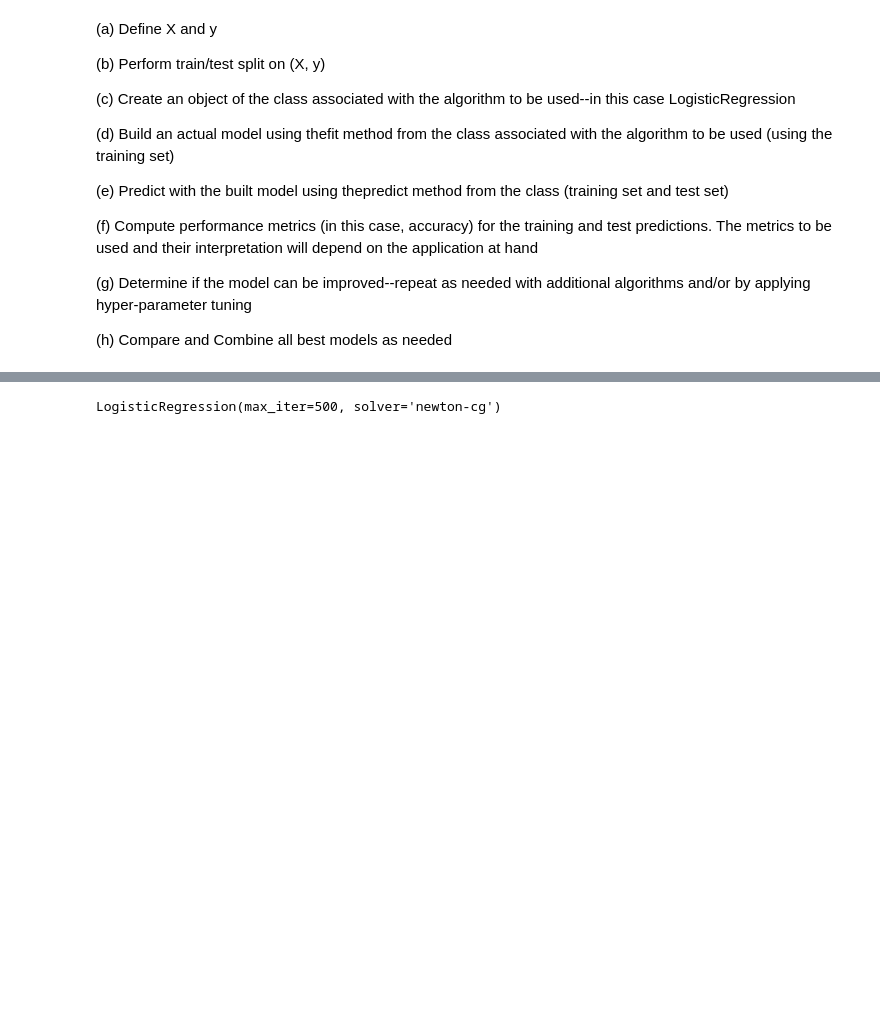
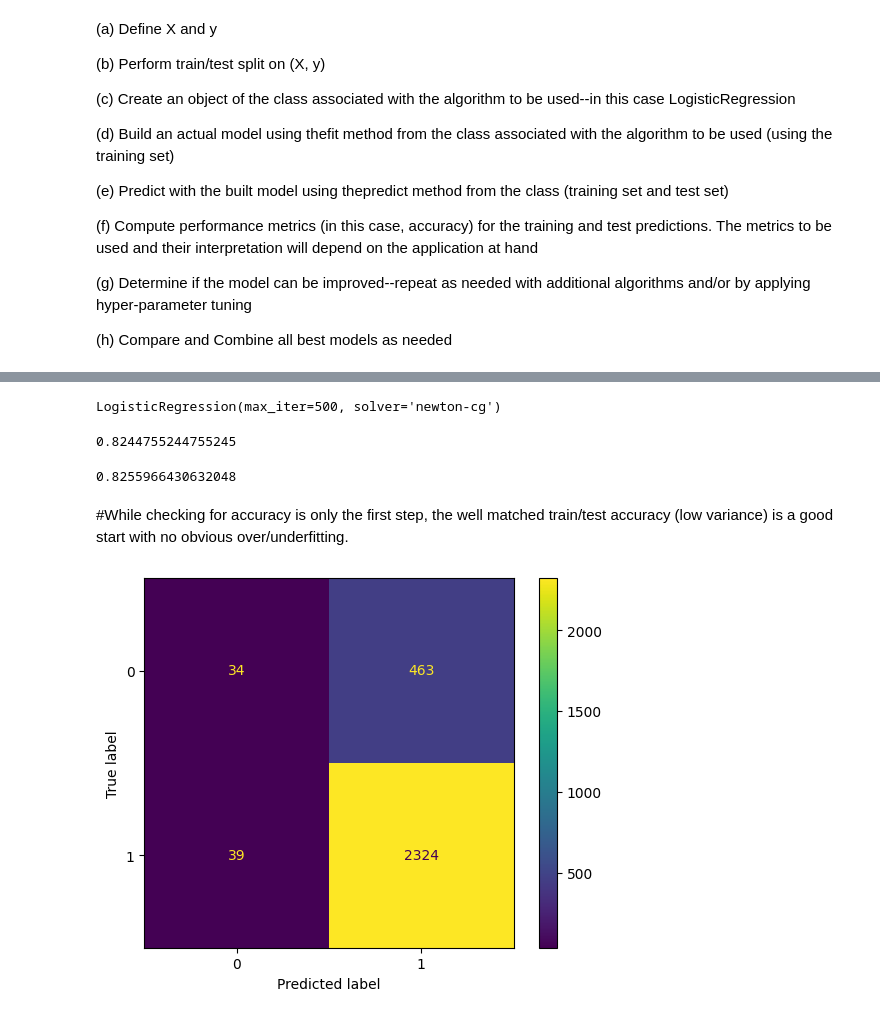
Before and after one commit to amoutafian/waze_capstone, a Jupyter notebook: notebooks/29.3 Modeling .ipynb, the cells around one changed output, grey strips where cells are left out. Saved outputs shown, nothing was run; the diff lists cells and outputs as text; code cells hidden in the pictures; blank space fills up the shorter version.

```diff
--- a/notebooks/29.3 Modeling .ipynb
+++ b/notebooks/29.3 Modeling .ipynb
@@ -75,5 +80,34 @@ X_test_scaled=scaler.transform(X_test)
 clf = LogisticRegression(solver = 'newton-cg', max_iter = 500)
-# %%
-clf.fit(X_train_scaled, y_train)
-# %% [output]
-LogisticRegression(max_iter=500, solver='newton-cg')
+# %%
+#Fit the model using training set
+clf.fit(X_train_scaled, y_train)
+# %% [output]
+LogisticRegression(max_iter=500, solver='newton-cg')
+# %%
+#Predict y test and check accuracy on predicting test set
+y_predict = clf.predict(X_test_scaled)
+test_accuracy = accuracy_score(y_test, y_predict)
+test_accuracy
+# %% [output]
+0.8244755244755245
+# %%
+#check accuracy of model on training set to check for over/underfitting
+y_train_predicted = clf.predict(X_train_scaled)
+train_accuracy = accuracy_score(y_train, y_train_predicted)
+train_accuracy
+# %% [output]
+0.8255966430632048
+# %% [markdown]
+#While checking for accuracy is only the first step, the well matched train/test accuracy (low variance) is a good start with no obvious over/underfitting.
+# %%
+cm = confusion_matrix(y_test, y_predict, labels = clf.classes_)
+_, ax = plt.subplots()
+display_cm = ConfusionMatrixDisplay(confusion_matrix = cm)
+                                    #, display_labels = ['no heart disease', 'heart disease'])
+ax.set_xticks([0, 1])
+ax.set_yticks([0, 1])
+#ax.set_xticklabels(labels = ['no heart disease', 'heart disease'], fontsize = 8)
+#ax.set_yticklabels(labels = ['no heart disease', 'heart disease'], fontsize = 8)
+display_cm.plot(ax = ax);
+# %% [output]
+[figure, added]
```
Also changed, not shown: parts of 3 cells of this notebook.
